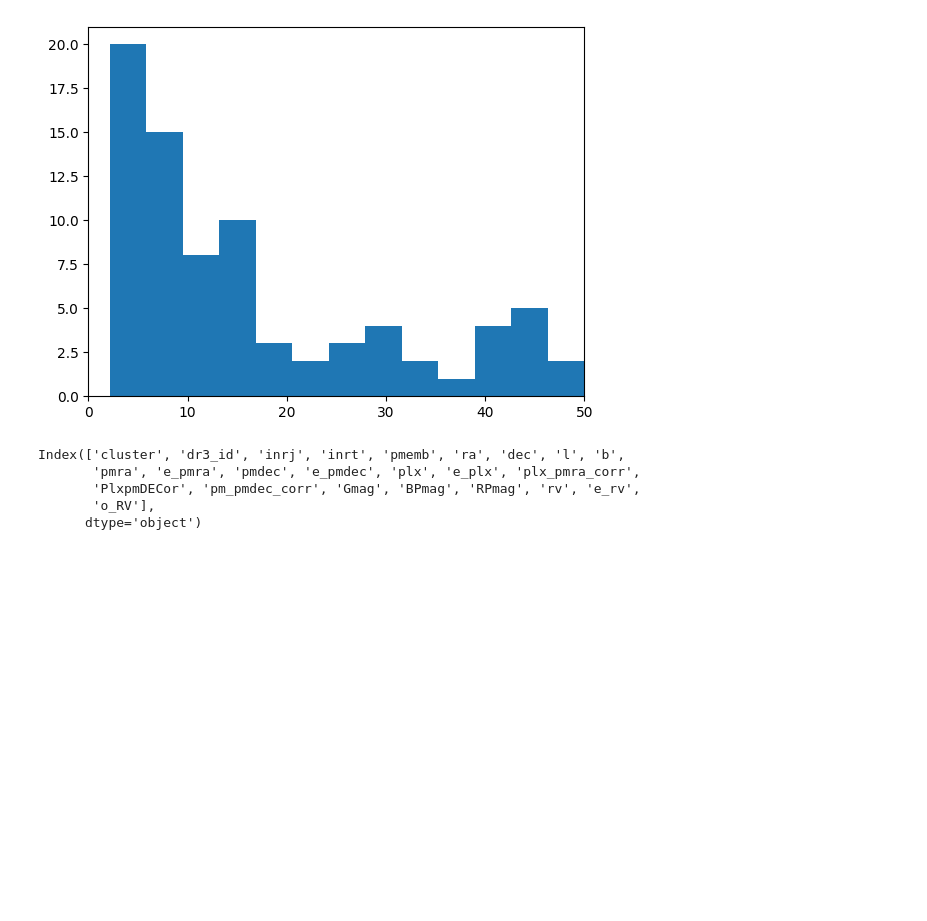
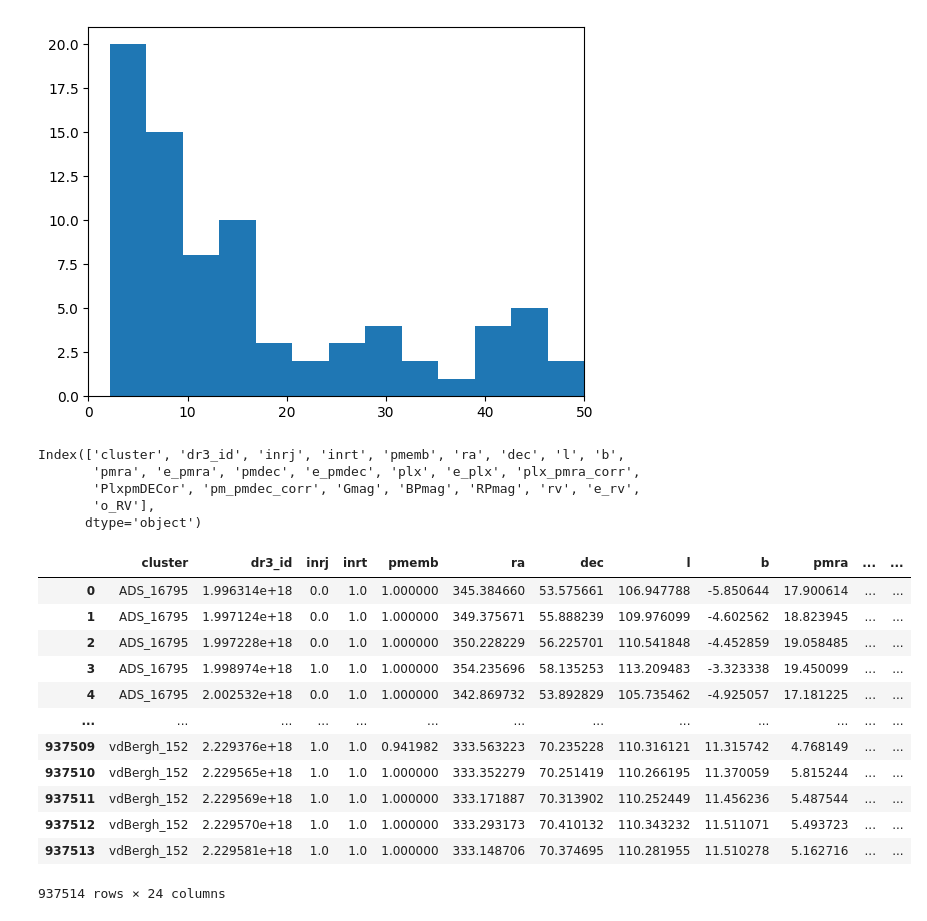
Before and after one commit to SandroMFMoreira/ASteCA, a Jupyter notebook: age_comparison.ipynb, the cells around one changed output. Drawn from its saved outputs; the diff is of its cells as text; code cells hidden in the pictures; blank space fills up the shorter version.

```diff
--- a/age_comparison.ipynb
+++ b/age_comparison.ipynb
@@ -345,3 +345,19 @@ Index(['cluster', 'dr3_id', 'inrj', 'inrt', 'pmemb', 'ra', 'dec', 'l', 'b',
        'PlxpmDECor', 'pm_pmdec_corr', 'Gmag', 'BPmag', 'RPmag', 'rv', 'e_rv',
        'o_RV'],
       dtype='object')
+# %%
+a
+# %% [output]
+|  | cluster | dr3_id | inrj | inrt | pmemb | ra | dec | l | b | pmra | ... | ... |
+| 0 | ADS_16795 | 1.996314e+18 | 0.0 | 1.0 | 1.000000 | 345.384660 | 53.575661 | 106.947788 | -5.850644 | 17.900614 | ... | ... |
+| 1 | ADS_16795 | 1.997124e+18 | 0.0 | 1.0 | 1.000000 | 349.375671 | 55.888239 | 109.976099 | -4.602562 | 18.823945 | ... | ... |
+| 2 | ADS_16795 | 1.997228e+18 | 0.0 | 1.0 | 1.000000 | 350.228229 | 56.225701 | 110.541848 | -4.452859 | 19.058485 | ... | ... |
+| 3 | ADS_16795 | 1.998974e+18 | 1.0 | 1.0 | 1.000000 | 354.235696 | 58.135253 | 113.209483 | -3.323338 | 19.450099 | ... | ... |
+| 4 | ADS_16795 | 2.002532e+18 | 0.0 | 1.0 | 1.000000 | 342.869732 | 53.892829 | 105.735462 | -4.925057 | 17.181225 | ... | ... |
+| ... | ... | ... | ... | ... | ... | ... | ... | ... | ... | ... | ... | ... |
+| 937509 | vdBergh_152 | 2.229376e+18 | 1.0 | 1.0 | 0.941982 | 333.563223 | 70.235228 | 110.316121 | 11.315742 | 4.768149 | ... | ... |
+| 937510 | vdBergh_152 | 2.229565e+18 | 1.0 | 1.0 | 1.000000 | 333.352279 | 70.251419 | 110.266195 | 11.370059 | 5.815244 | ... | ... |
+| 937511 | vdBergh_152 | 2.229569e+18 | 1.0 | 1.0 | 1.000000 | 333.171887 | 70.313902 | 110.252449 | 11.456236 | 5.487544 | ... | ... |
+| 937512 | vdBergh_152 | 2.229570e+18 | 1.0 | 1.0 | 1.000000 | 333.293173 | 70.410132 | 110.343232 | 11.511071 | 5.493723 | ... | ... |
+| 937513 | vdBergh_152 | 2.229581e+18 | 1.0 | 1.0 | 1.000000 | 333.148706 | 70.374695 | 110.281955 | 11.510278 | 5.162716 | ... | ... |
+937514 rows × 24 columns
```
Also changed, not shown: 19 other files.
